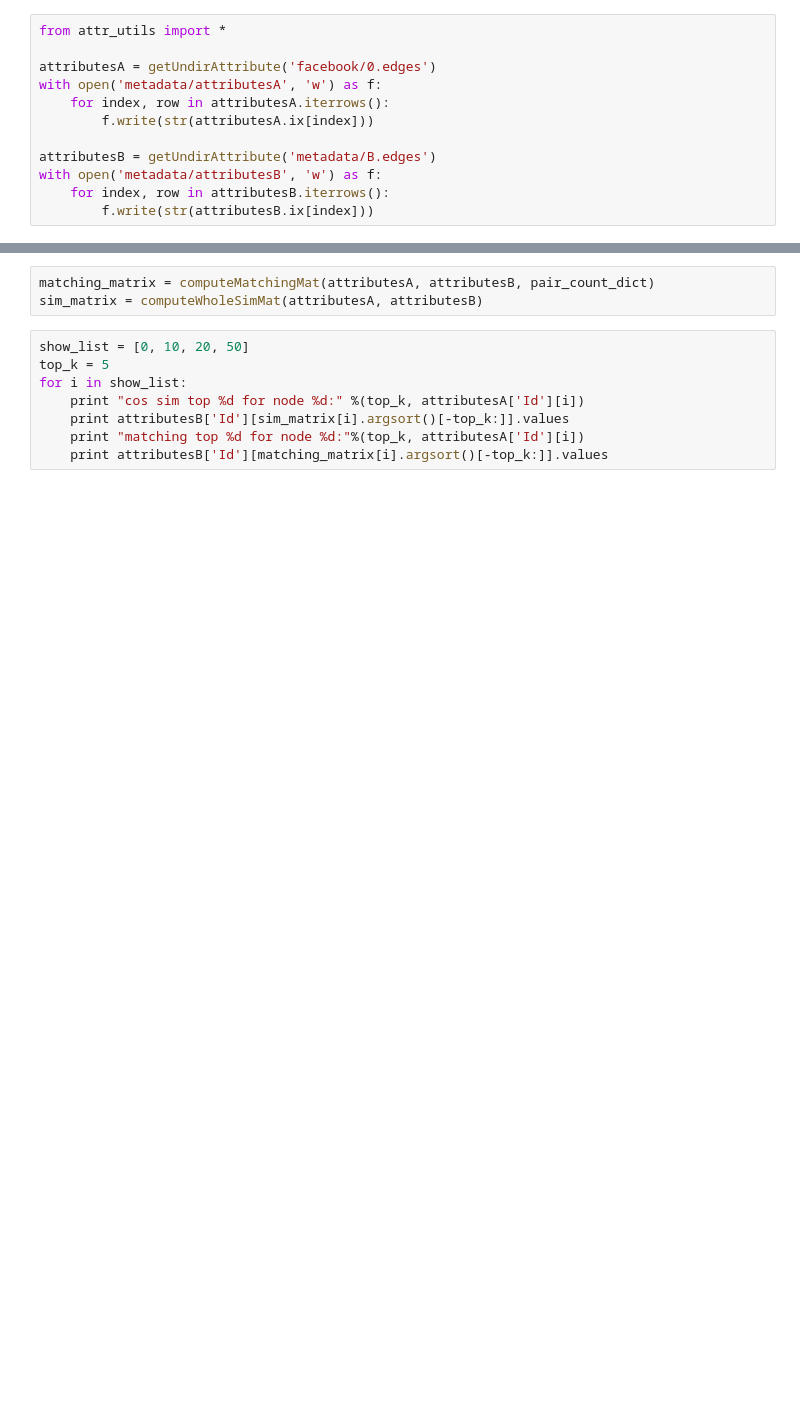
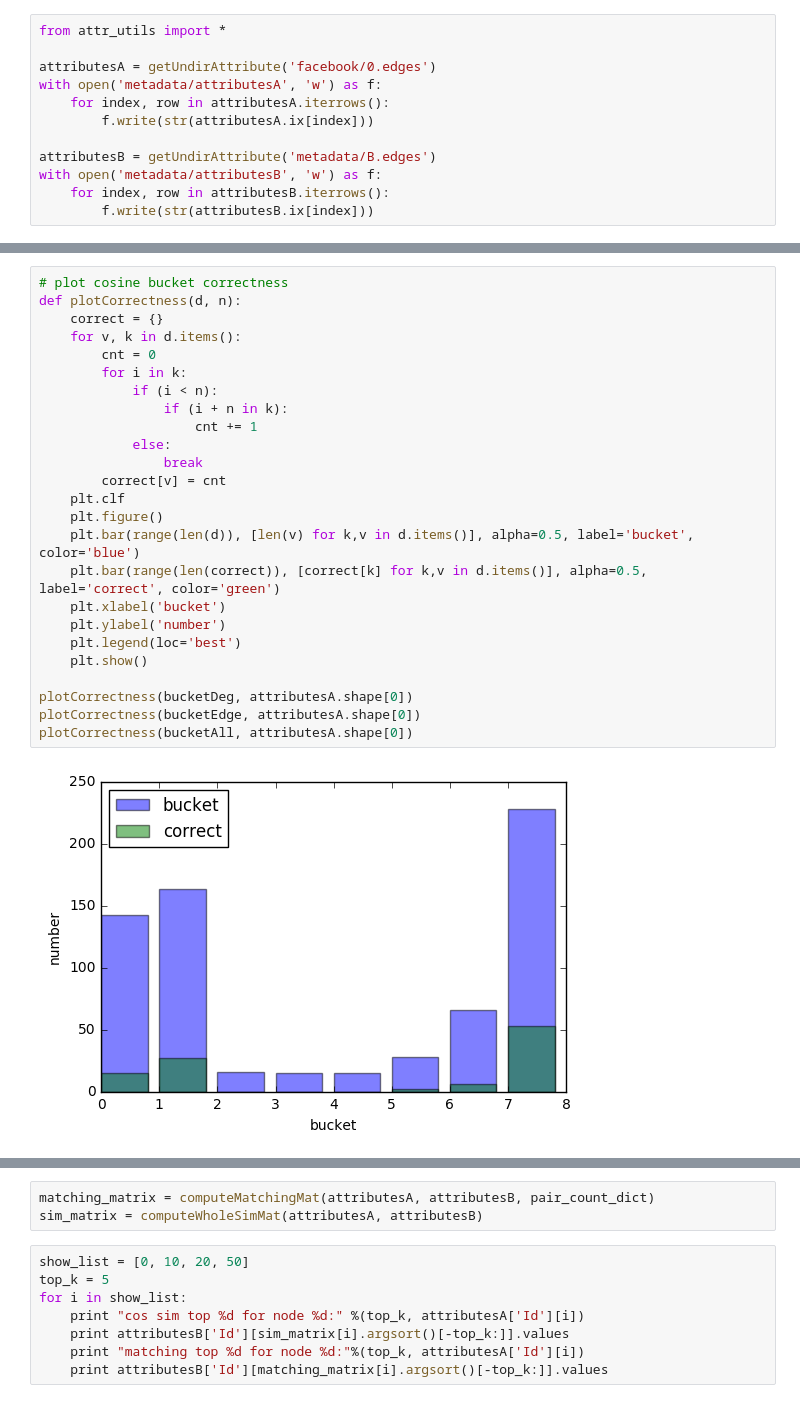
Before and after one commit to whus6207/graph_align_lsh, a Jupyter notebook: graph alignment using LSH(undirected).ipynb, the cells around one changed output, grey strips where cells are left out. Cells and saved outputs as stored; diff of their text form; blank space fills up the shorter version.

```diff
--- a/graph alignment using LSH(undirected).ipynb
+++ b/graph alignment using LSH(undirected).ipynb
@@ -63,0 +65,27 @@ plt.show()
+# %%
+# plot cosine bucket correctness
+def plotCorrectness(d, n):
+    correct = {}
+    for v, k in d.items():
+        cnt = 0
+        for i in k:
+            if (i < n):
+                if (i + n in k):
+                    cnt += 1
+            else:
+                break
+        correct[v] = cnt
+    plt.clf
+    plt.figure()
+    plt.bar(range(len(d)), [len(v) for k,v in d.items()], alpha=0.5, label='bucket', color='blue')
+    plt.bar(range(len(correct)), [correct[k] for k,v in d.items()], alpha=0.5, label='correct', color='green')
+    plt.xlabel('bucket')
+    plt.ylabel('number')
+    plt.legend(loc='best')
+    plt.show()
+
+plotCorrectness(bucketDeg, attributesA.shape[0])
+plotCorrectness(bucketEdge, attributesA.shape[0])
+plotCorrectness(bucketAll, attributesA.shape[0])
+# %% [output]
+[figure, added]
```
Also changed, not shown: parts of 10 cells of this notebook, 1 other file.
